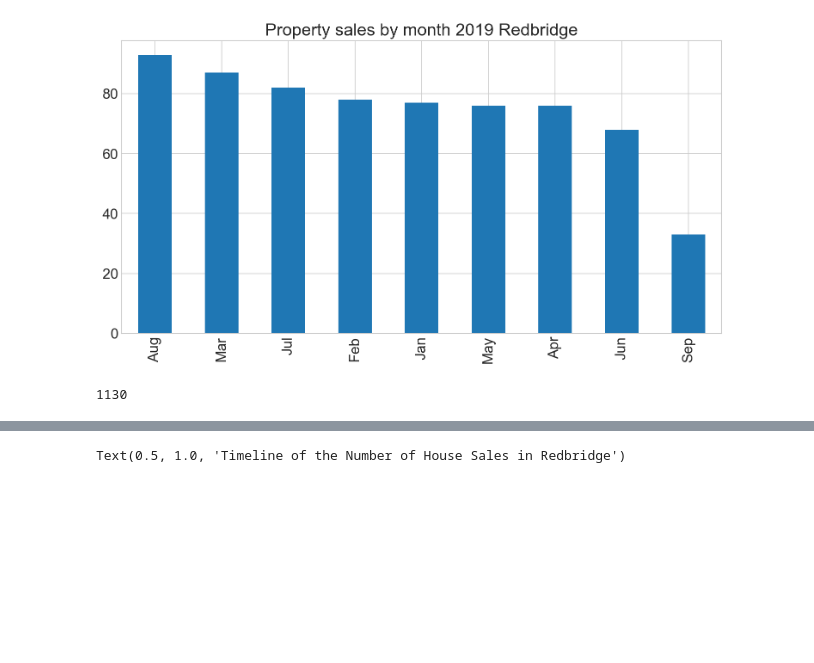
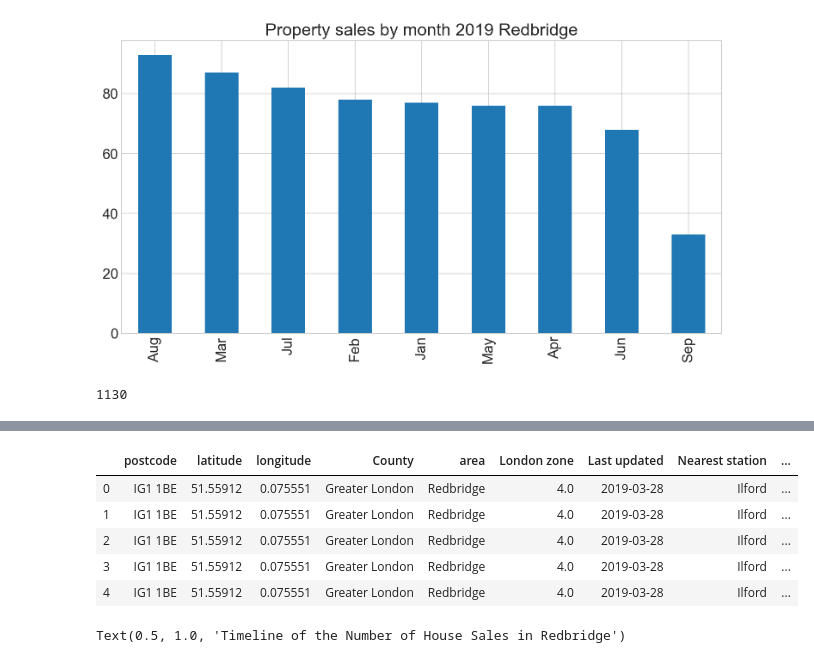
Before and after one commit to khalidhu/property_analysis, a Jupyter notebook: land_registry_data_Redbridge.ipynb, the cells around one changed output, grey strips where cells are left out. Cells and saved outputs as stored; diff of their text form; code cells hidden in the pictures; blank space fills up the shorter version.

```diff
--- a/land_registry_data_Redbridge.ipynb
+++ b/land_registry_data_Redbridge.ipynb
@@ -344,6 +341,14 @@ longtitude = query_latitude_longtitude(area)[1]
 # %%
 #folium_map =heat_map(for_map,latitude,longtitude)
 #folium_map.save(area + "_heat_map.html")
+data.head()
+# %% [output]
+|  | postcode | latitude | longitude | County | area | London zone | Last updated | Nearest station | ... |
+| 0 | IG1 1BE | 51.55912 | 0.075551 | Greater London | Redbridge | 4.0 | 2019-03-28 | Ilford | ... |
+| 1 | IG1 1BE | 51.55912 | 0.075551 | Greater London | Redbridge | 4.0 | 2019-03-28 | Ilford | ... |
+| 2 | IG1 1BE | 51.55912 | 0.075551 | Greater London | Redbridge | 4.0 | 2019-03-28 | Ilford | ... |
+| 3 | IG1 1BE | 51.55912 | 0.075551 | Greater London | Redbridge | 4.0 | 2019-03-28 | Ilford | ... |
+| 4 | IG1 1BE | 51.55912 | 0.075551 | Greater London | Redbridge | 4.0 | 2019-03-28 | Ilford | ... |
 # %%
 ts = data.groupby([(data['year']),(data['month'])])['transaction_unique_identifier'].count().reset_index()
 
```
Also changed, not shown: parts of 17 cells of this notebook.
